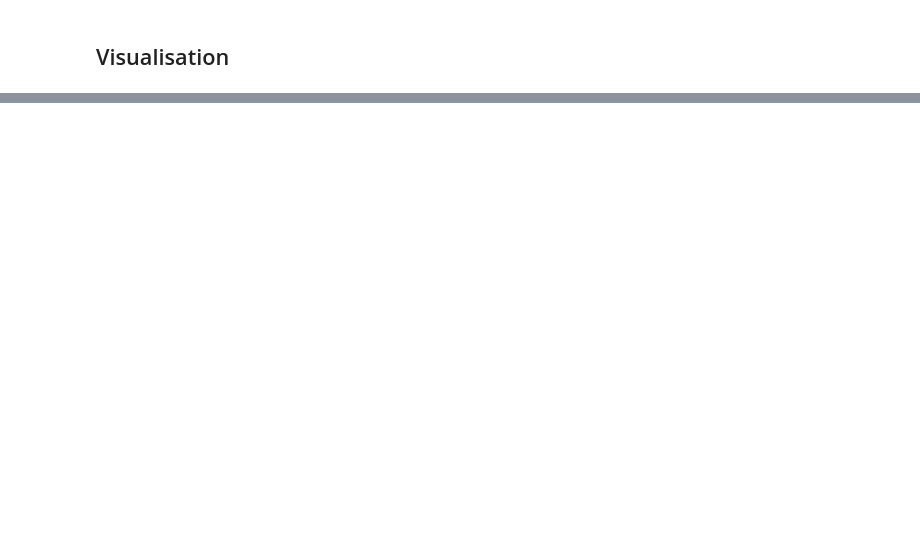
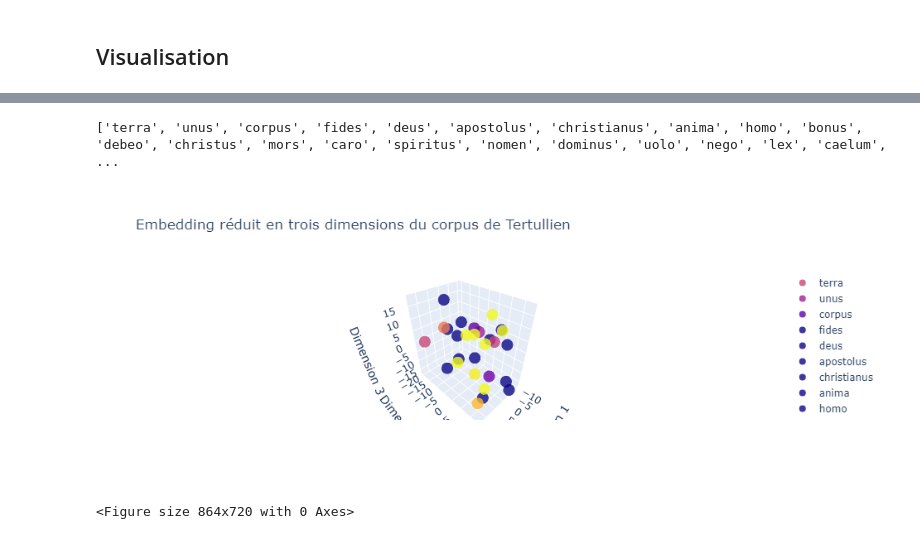
Before and after one commit to AntoineTSP/Advanced_ML, a Jupyter notebook: Embedding_Tertullien/Embedding.ipynb, the cells around one changed output, grey strips where cells are left out. Drawn from its saved outputs; the diff is of its cells as text; code cells hidden in the pictures; blank space fills up the shorter version.

```diff
--- a/Embedding_Tertullien/Embedding.ipynb
+++ b/Embedding_Tertullien/Embedding.ipynb
@@ -309 +436,79 @@ plt.show()
+# %%
+import plotly.graph_objects as go
+#Plot les mots qui apparaissent au moins 400 fois
+#Paramètre à ajuster mais qui intervient que dans la visualisation
+minimum = 400
+
+#Je récupère ma matrice d'embedding
+word_embeddings = model.layers[0].get_weights()[0]  # Your word embeddings matrix
+
+
+# Apply t-SNE to reduce dimensionality to 2D
+tsne = TSNE(n_components=3, random_state=42)
+embedded_words = tsne.fit_transform(word_embeddings)
+
+# Calculate pairwise distances between embedded words
+distances = pairwise_distances(embedded_words)
+
+# Plot the t-SNE visualization with labels for the top words
+plt.figure(figsize=(12, 10))
+
+# Ne garde les mots qui apparaissent au moins 400 fois
+selected_words = [word for word, count in tokenizer.word_counts.items() if count > minimum]
+
+# Define a colormap for the selected words based on distances
+colors = plt.cm.rainbow(np.linspace(0, 1, len(selected_words)))
+
+print(selected_words)
+
+# for i, word in enumerate(selected_words):
+#     index = tokenizer.word_index.get(word)
+#     if index is not None:
+#         x, y = embedded_words[index, :]
+#         color = colors[i]
+#         plt.scatter(x, y, label=word, color=color)
+#         plt.text(x, y, word, fontsize=16, ha='right', va='bottom', color='black')
+
+# plt.title(f't-SNE Visualization of Word Embeddings for Words Occurring > {minimum} Times')
+# plt.legend(title='Selected Words', loc='center right', bbox_to_anchor=(1, 0.5), fontsize='large')
+# plt.show()
+
+# Create a 3D scatter plot with plotly
+fig = go.Figure()
+
+for i, word in enumerate(selected_words):
+    index = tokenizer.word_index.get(word)
+    color = colors[i]
+    fig.add_trace(go.Scatter3d(
+        x=[embedded_words[index, 0]],
+        y=[embedded_words[index, 1]],
+        z=[embedded_words[index, 2]],
+        text=[word],
+        mode='markers',
+        marker=dict(
+            size=8,
+            color=color,  # You can use a color scale if needed
+            opacity=0.8
+        ),
+        name=word
+    ))
+
+fig.update_layout(
+    scene=dict(
+        xaxis_title='Dimension 1',
+        yaxis_title='Dimension 2',
+        zaxis_title='Dimension 3',
+    ),
+    title='Embedding réduit en trois dimensions du corpus de Tertullien'
+)
+
+# Display the plot in the notebook
+fig.show()
+
+# Save the plot as an HTML file
+fig.write_html("interactive_3d_plot.html")
+# %% [output]
+['terra', 'unus', 'corpus', 'fides', 'deus', 'apostolus', 'christianus', 'anima', 'homo', 'bonus', 'debeo', 'christus', 'mors', 'caro', 'spiritus', 'nomen', 'dominus', 'uolo', 'nego', 'lex', 'caelum', ...
+[figure, added]
+<Figure size 864x720 with 0 Axes>
 # %%
```
Also changed, not shown: parts of 35 cells of this notebook, 1 other file.
